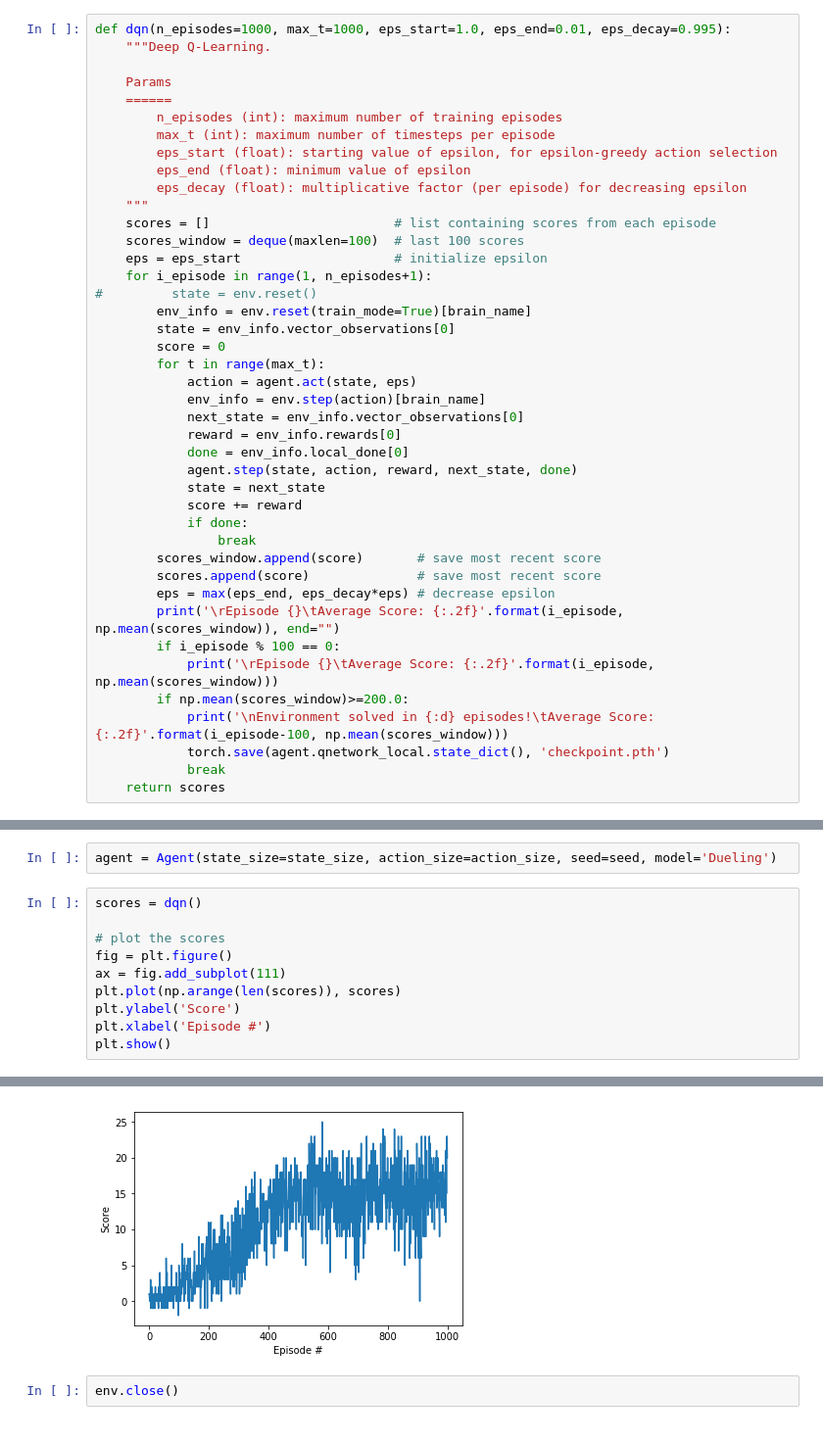
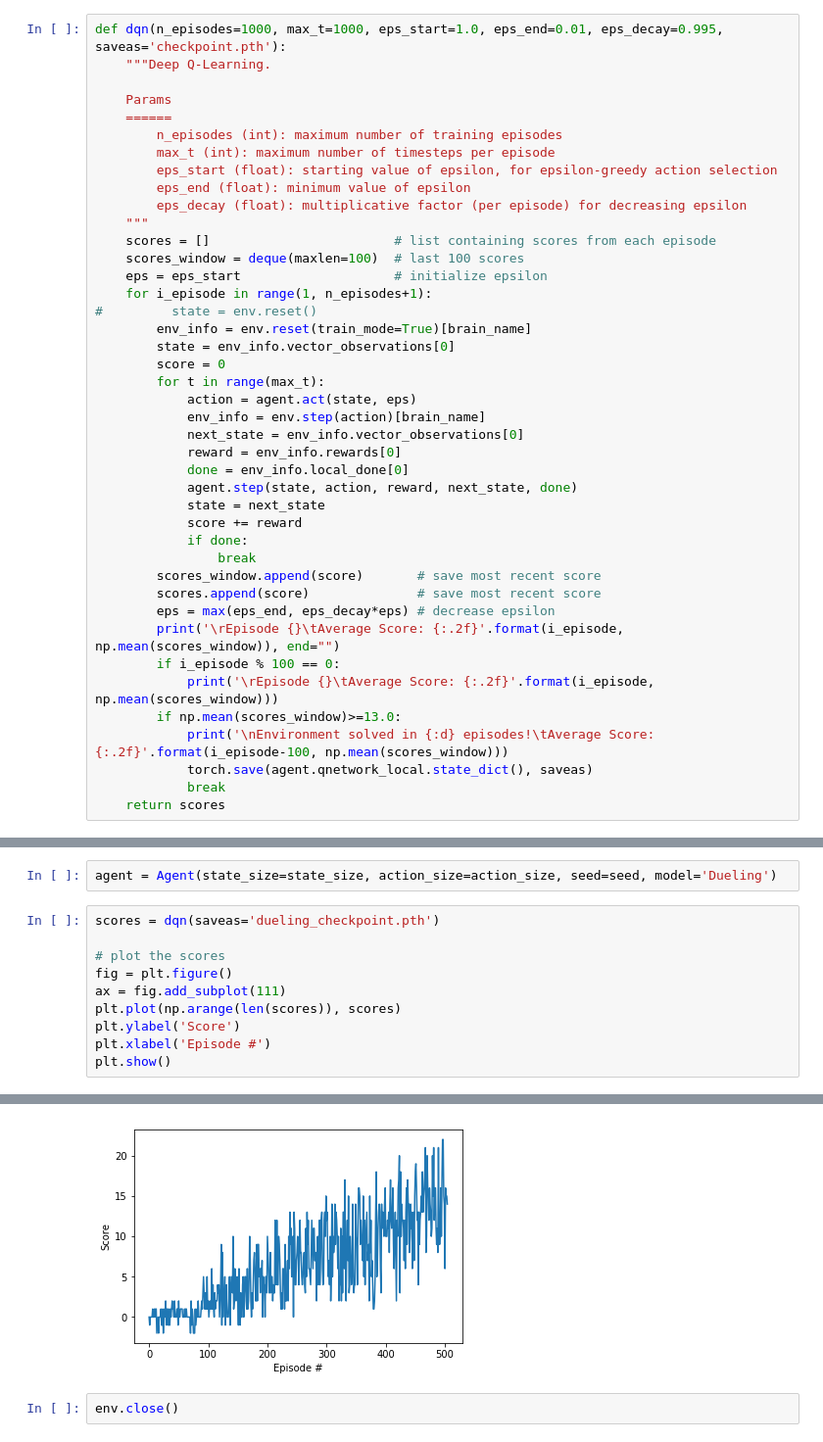
Before and after one commit to yukiegosapporo/drl_p1, a Jupyter notebook: Navigation.ipynb, the cells around one changed output, grey strips where cells are left out. Shown at 98% size. Saved outputs shown, nothing was run; the diff lists cells and outputs as text.

Commit message:
methods to change checkpoint name, changed parameters, added weights

```diff
--- a/Navigation.ipynb
+++ b/Navigation.ipynb
@@ -63,7 +63,7 @@ brain_name = env.brain_names[0]
 env_info = env.reset(train_mode=True)[brain_name]
 from dqn_agent import Agent
 # %%
-def dqn(n_episodes=1000, max_t=1000, eps_start=1.0, eps_end=0.01, eps_decay=0.995):
+def dqn(n_episodes=1000, max_t=1000, eps_start=1.0, eps_end=0.01, eps_decay=0.995, saveas='checkpoint.pth'):
     """Deep Q-Learning.
 
     Params
@@ -99,9 +99,9 @@ def dqn(n_episodes=1000, max_t=1000, eps_start=1.0, eps_end=0.01, eps_decay=0.99
         print('\rEpisode {}\tAverage Score: {:.2f}'.format(i_episode, np.mean(scores_window)), end="")
         if i_episode % 100 == 0:
             print('\rEpisode {}\tAverage Score: {:.2f}'.format(i_episode, np.mean(scores_window)))
-        if np.mean(scores_window)>=200.0:
+        if np.mean(scores_window)>=13.0:
             print('\nEnvironment solved in {:d} episodes!\tAverage Score: {:.2f}'.format(i_episode-100, np.mean(scores_window)))
-            torch.save(agent.qnetwork_local.state_dict(), 'checkpoint.pth')
+            torch.save(agent.qnetwork_local.state_dict(), saveas)
             break
     return scores
 # %% [markdown]
@@ -137,7 +134,7 @@ env.close()
 # %%
 agent = Agent(state_size=state_size, action_size=action_size, seed=seed, model='Dueling')
 # %%
-scores = dqn()
+scores = dqn(saveas='dueling_checkpoint.pth')
 
 # plot the scores
 fig = plt.figure()
@@ -160,3 +154,3 @@ Episode 1000    Average Score: 15.49
-[figure, old version]
+[figure, new version]
 # %%
 env.close()
```
Also changed, not shown: parts of 4 cells of this notebook, 2 other files.
